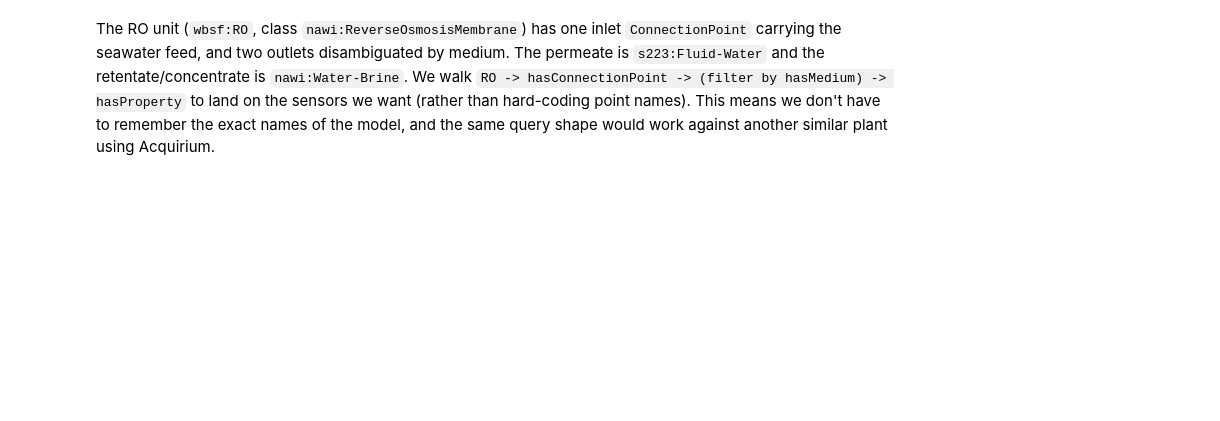
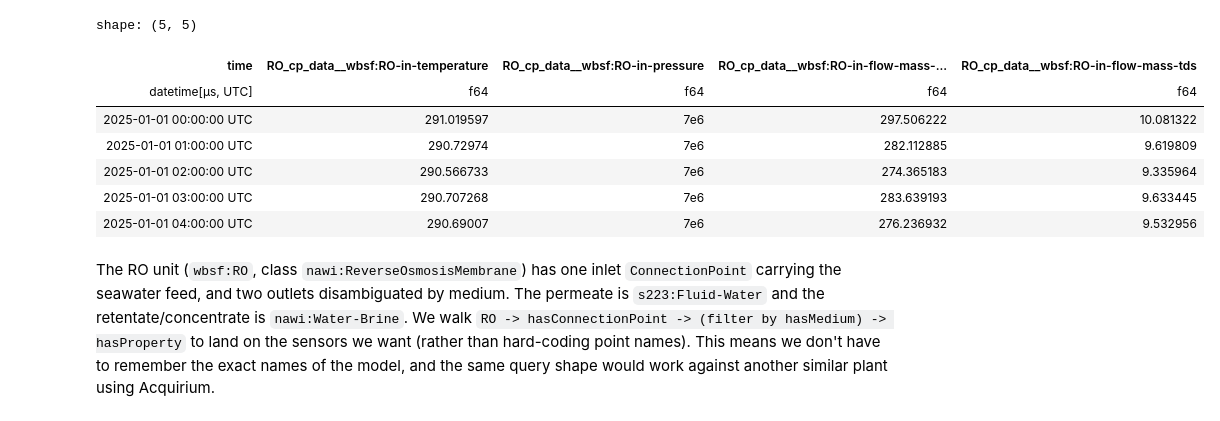
Before and after one commit to DataDrivenCPS/acquirium, a Jupyter notebook: notebooks/watertap/soft-sensor.ipynb, the cells around one changed output. Drawn from its saved outputs; the diff is of its cells as text; code cells hidden in the pictures; blank space fills up the shorter version.

```diff
--- a/notebooks/watertap/soft-sensor.ipynb
+++ b/notebooks/watertap/soft-sensor.ipynb
@@ -51,0 +60,4 @@ We can interrogate our data using acquirium to find our features and target vari
+# %%
+## Findind instances of RO membranes
+RO_query = acq.find_entity(_class="reverse osmosis membrane", alias="ro")
+RO_query.metadata()
@@ -51,0 +69,4 @@ We can interrogate our data using acquirium to find our features and target vari
+# %%
+## Finding Connection points of RO membranes
+RO_cp_query = RO_query.find_related(_class="ConnectionPoint", alias=f"RO_cp", hops=1)
+RO_cp_query.metadata()
@@ -51,0 +80,4 @@ We can interrogate our data using acquirium to find our features and target vari
+# %%
+## Finding Connection points with medium seawater
+RO_seawater_query = RO_cp_query.find_related(_class="Water-Seawater", alias=f"RO_CP_medium", hops=1)
+RO_seawater_query.metadata()
@@ -52,3 +89,15 @@ We can interrogate our data using acquirium to find our features and target vari
+# %%
+# Retrieving sensor data connected to the connection point
+RO_seawater_query.find_data(_from="RO_cp").dataframe(shape="wide",cast_value='float').head()
+# %% [output]
+shape: (5, 5)
+| time | RO_cp_data__wbsf:RO-in-temperature | RO_cp_data__wbsf:RO-in-pressure | RO_cp_data__wbsf:RO-in-flow-mass-... | RO_cp_data__wbsf:RO-in-flow-mass-tds |
+| datetime[μs, UTC] | f64 | f64 | f64 | f64 |
+| 2025-01-01 00:00:00 UTC | 291.019597 | 7e6 | 297.506222 | 10.081322 |
+| 2025-01-01 01:00:00 UTC | 290.72974 | 7e6 | 282.112885 | 9.619809 |
+| 2025-01-01 02:00:00 UTC | 290.566733 | 7e6 | 274.365183 | 9.335964 |
+| 2025-01-01 03:00:00 UTC | 290.707268 | 7e6 | 283.639193 | 9.633445 |
+| 2025-01-01 04:00:00 UTC | 290.69007 | 7e6 | 276.236932 | 9.532956 |
 # %% [markdown]
 The RO unit (`wbsf:RO`, class `nawi:ReverseOsmosisMembrane`) has one inlet
 `ConnectionPoint` carrying the seawater feed, and two outlets disambiguated by
```
Also changed, not shown: parts of 8 cells of this notebook.
